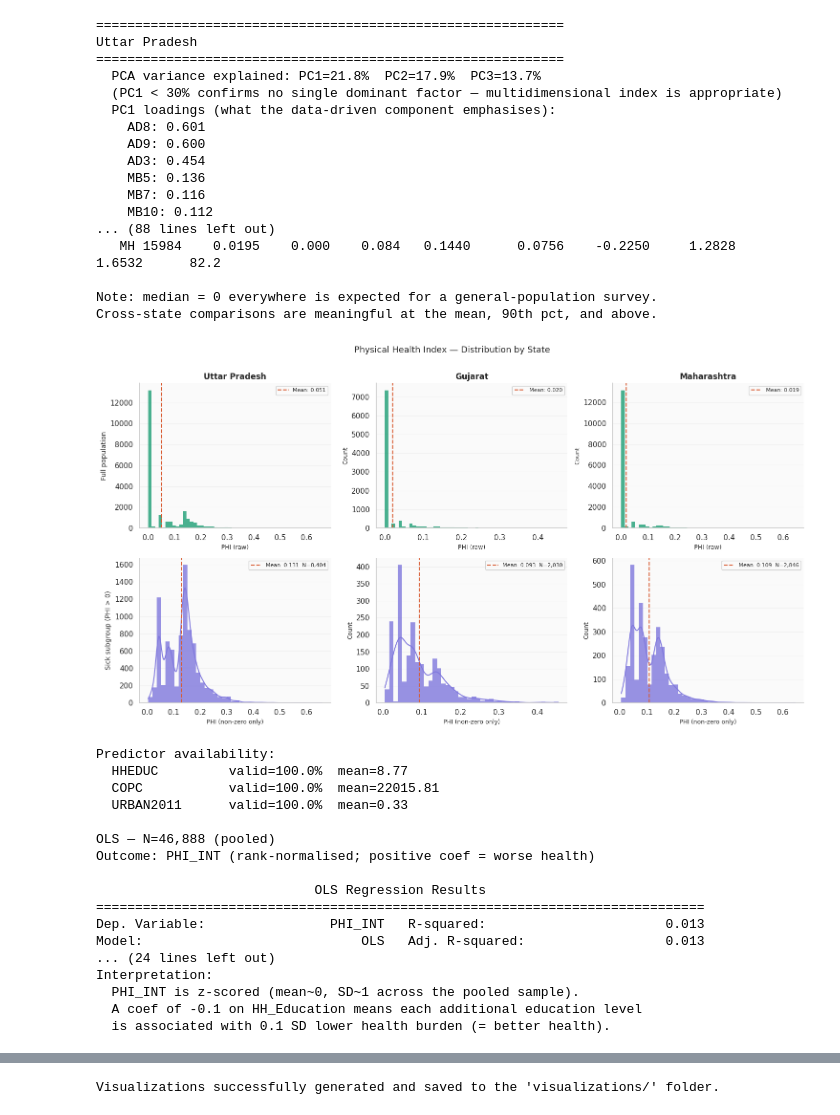
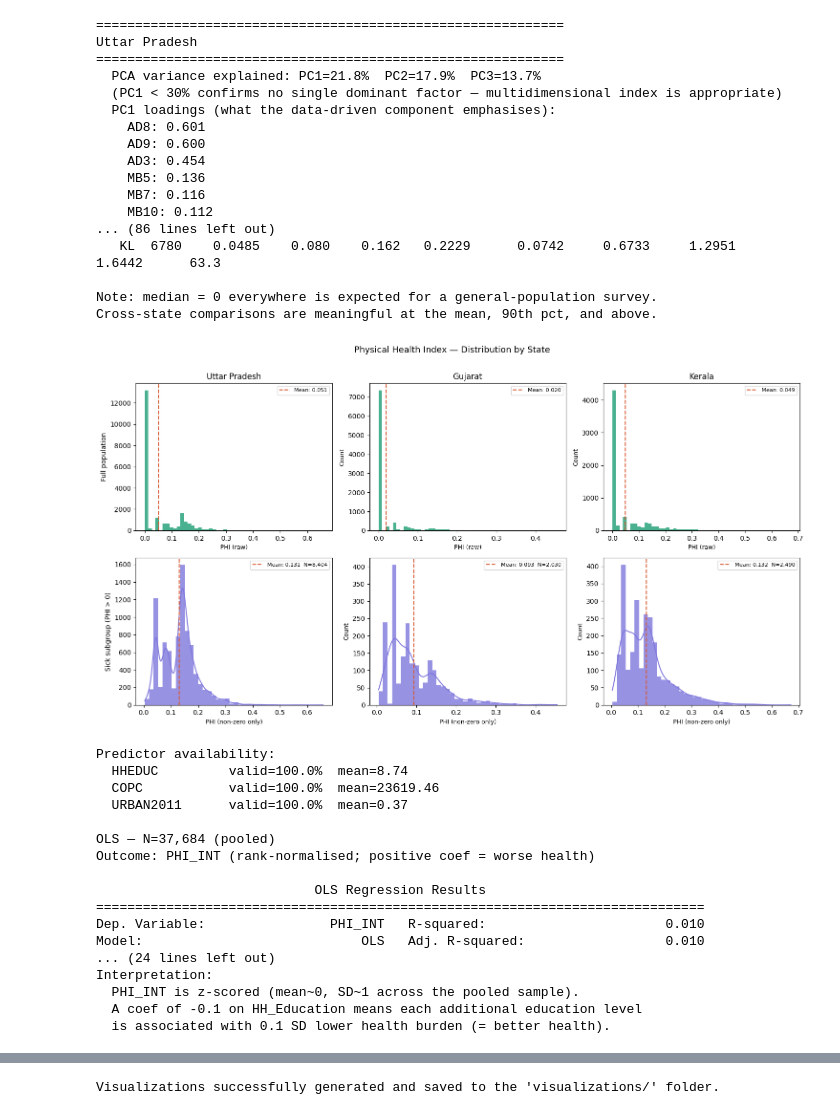
Before and after one commit to Prakhar-Jain-1/ICPCR, a Jupyter notebook: ICPSR_36151/DS0001/cleaning data.ipynb, the cells around one changed output, grey strips where cells are left out. Drawn from its saved outputs; the diff is of its cells as text; code cells hidden in the pictures.

Commit message:
kerala

```diff
--- a/ICPSR_36151/DS0001/cleaning data.ipynb
+++ b/ICPSR_36151/DS0001/cleaning data.ipynb
@@ -23,8 +23,16 @@ warnings.filterwarnings("ignore")
 CSV_PATHS = [
     "states_datasets/data_subset_Uttar Pradesh 09.csv",
     "states_datasets/data_subset_Gujarat 24.csv",
-    "states_datasets/data_subset_Maharashtra 27.csv",
+    "states_datasets/data_subset_Kerala 32.csv",
 ]
+
+STATE_NAMES = ["Uttar Pradesh", "Gujarat", "Kerala"]
+STATE_ABBR = {"Uttar Pradesh": "UP", "Gujarat": "GJ", "Kerala": "KL"}
+
+def state_from_path(path, default=None):
+    name = Path(path).name
+    return next((state for state in STATE_NAMES if state in name),
+                default if default is not None else Path(path).stem)
 
 MERGE_KEYS = ["STATEID", "DISTID", "PSUID", "HHID", "IDPERSON"]
 TARGET_CANDIDATES = ["INCOMEPC", "INCOME", "INCEARN"]
@@ -671,8 +679,7 @@ def run_all_indices(csv_paths):
             print(f"Skipping (not found): {cleaned_path}")
             continue
 
-        state = next((s for s in ['Uttar Pradesh', 'Gujarat', 'Maharashtra']
-                      if s in Path(path).name), Path(path).stem)
+        state = state_from_path(path)
         print(f"\n{'='*60}\n{state}\n{'='*60}")
 
         df = pd.read_csv(cleaned_path)
@@ -710,7 +717,7 @@ def run_all_indices(csv_paths):
         sick = df[df['PHYSICAL_HEALTH_IDX'] > 0].copy()
         sick_path = Path(path).parent / f"sick_health_index_{Path(path).name}"
         sick.to_csv(sick_path, index=False)
-        abbr = {'Uttar Pradesh': 'UP', 'Gujarat': 'GJ', 'Maharashtra': 'MH'}.get(state, state[:3])
+        abbr = STATE_ABBR.get(state, state[:3])
         comparison_rows.append({
             'State': abbr, 'N': len(df),
             'PHI_mean':   round(df['PHYSICAL_HEALTH_IDX'].mean(), 4),
@@ -745,8 +752,8 @@ Uttar Pradesh
     MB5: 0.136
     MB7: 0.116
     MB10: 0.112
-... (88 lines left out)
-   MH 15984    0.0195    0.000    0.084   0.1440      0.0756    -0.2250     1.2828     1.6532      82.2
+... (86 lines left out)
+   KL  6780    0.0485    0.080    0.162   0.2229      0.0742     0.6733     1.2951     1.6442      63.3
 
 Note: median = 0 everywhere is expected for a general-population survey.
 Cross-state comparisons are meaningful at the mean, 90th pct, and above.
@@ -767,8 +774,7 @@ def plot_phi_distributions(csv_paths):
         out_path = Path(path).parent / f"health_index_{Path(path).name}"
         if not out_path.exists():
             continue
-        state = next((s for s in ['Uttar Pradesh', 'Gujarat', 'Maharashtra']
-                      if s in Path(path).name), Path(path).stem)
+        state = state_from_path(path)
         df = pd.read_csv(out_path)
         if 'PHYSICAL_HEALTH_IDX' not in df.columns:
             continue
@@ -817,8 +823,7 @@ def run_ols_regression(csv_paths):
         out_path = Path(path).parent / f"health_index_{Path(path).name}"
         if not out_path.exists():
             continue
-        state = next((s for s in ['Uttar Pradesh', 'Gujarat', 'Maharashtra']
-                      if s in Path(path).name), 'Unknown')
+        state = state_from_path(path, default='Unknown')
         df = pd.read_csv(out_path)
         df['_state'] = state
         all_dfs.append(df)
@@ -851,46 +856,46 @@ def run_ols_regression(csv_paths):
     if 'HHEDUC' in usable:
         X['HH_Education'] = pd.to_numeric(combined['HHEDUC'], errors='coerce')
     if 'COPC' in usable:
         X['Log_Consumption'] = np.log1p(pd.to_numeric(combined['COPC'], errors='coerce').clip(lower=0))
     if 'URBAN2011' in usable:
         X['Urban'] = pd.to_numeric(combined['URBAN2011'], errors='coerce')
 
     y = combined['PHI_INT']
     X = sm.add_constant(X).replace([np.inf, -np.inf], np.nan)
     clean = pd.concat([X, y], axis=1).dropna()
 
     if len(clean) == 0:
         print("0 rows after NaN drop.")
         return
 
     print(f"\nOLS — N={len(clean):,} (pooled)")
     print("Outcome: PHI_INT (rank-normalised; positive coef = worse health)\n")
     model = sm.OLS(clean['PHI_INT'], clean[X.columns]).fit()
     print(model.summary())
 
     # Quick interpretation guide
     print("\nInterpretation:")
     print("  PHI_INT is z-scored (mean~0, SD~1 across the pooled sample).")
     print("  A coef of -0.1 on HH_Education means each additional education level")
     print("  is associated with 0.1 SD lower health burden (= better health).")
 
 
 plot_phi_distributions(CSV_PATHS)
 run_ols_regression(CSV_PATHS)
 # %% [output]
-[figure, old version]
+[figure, new version]
 Predictor availability:
-  HHEDUC         valid=100.0%  mean=8.77
-  COPC           valid=100.0%  mean=22015.81
-  URBAN2011      valid=100.0%  mean=0.33
+  HHEDUC         valid=100.0%  mean=8.74
+  COPC           valid=100.0%  mean=23619.46
+  URBAN2011      valid=100.0%  mean=0.37
 
-OLS — N=46,888 (pooled)
+OLS — N=37,684 (pooled)
 Outcome: PHI_INT (rank-normalised; positive coef = worse health)
 
                             OLS Regression Results
 ==============================================================================
-Dep. Variable:                PHI_INT   R-squared:                       0.013
-Model:                            OLS   Adj. R-squared:                  0.013
+Dep. Variable:                PHI_INT   R-squared:                       0.010
+Model:                            OLS   Adj. R-squared:                  0.010
 ... (24 lines left out)
 Interpretation:
   PHI_INT is z-scored (mean~0, SD~1 across the pooled sample).
```
Also changed, not shown: parts of 15 cells of this notebook, 27 other files.
